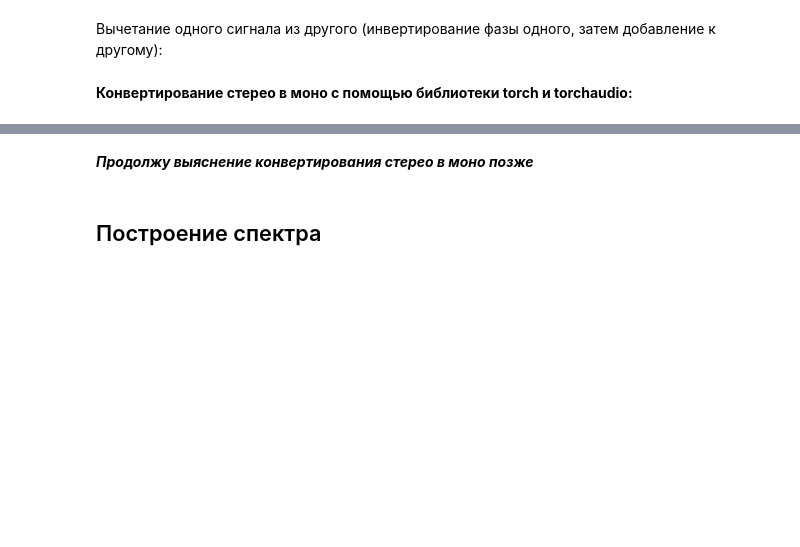
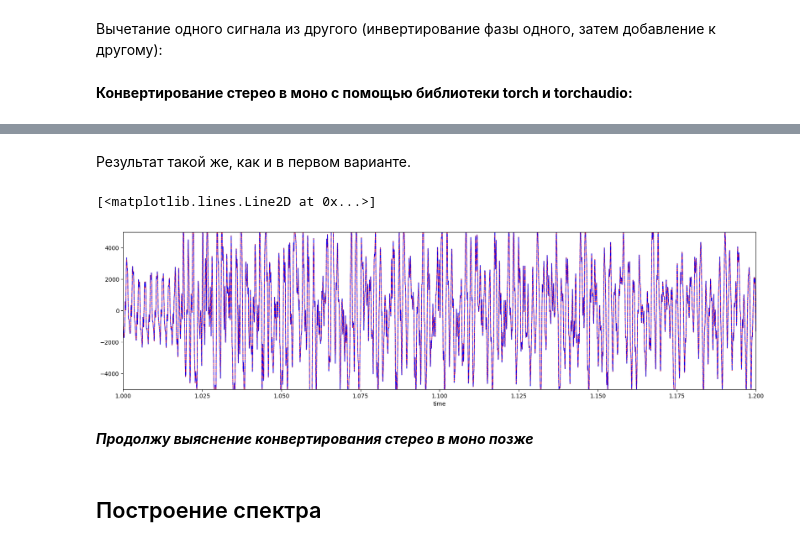
Before and after one commit to cristinka-p/GraduateWork, a Jupyter notebook: wav_reading.ipynb, the cells around one changed output, grey strips where cells are left out. Cells and saved outputs as stored; diff of their text form; code cells hidden in the pictures; blank space fills up the shorter version.

```diff
--- a/wav_reading.ipynb
+++ b/wav_reading.ipynb
@@ -203,3 +229,15 @@ RuntimeError: Couldn't find appropriate backend to handle uri sounds/fortepiano_
+# %% [markdown]
+Результат такой же, как и в первом варианте.
+# %%
+plt.figure(figsize=(20,5))
+plt.xlabel('time')
+plt.xlim([1, 1.2])
+plt.ylim([-5000, 5000])
+plt.plot(time, mono1, linestyle='-', color = 'red', linewidth = 1)
+plt.plot(time, mono3,linestyle='-.', color = 'blue', linewidth = 1)
+# %% [output]
+[<matplotlib.lines.Line2D at 0x...>]
+[figure, added]
 # %% [markdown]
 ***Продолжу выяснение конвертирования стерео в моно позже***
 # %% [markdown]
```
Also changed, not shown: parts of 18 cells of this notebook.
